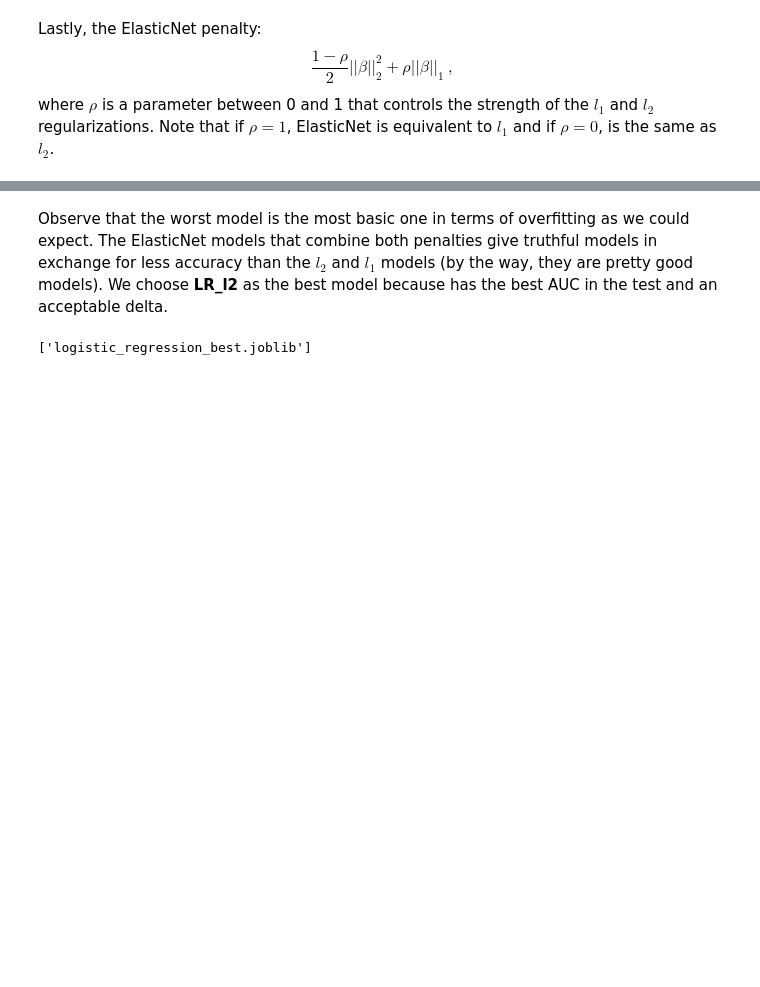
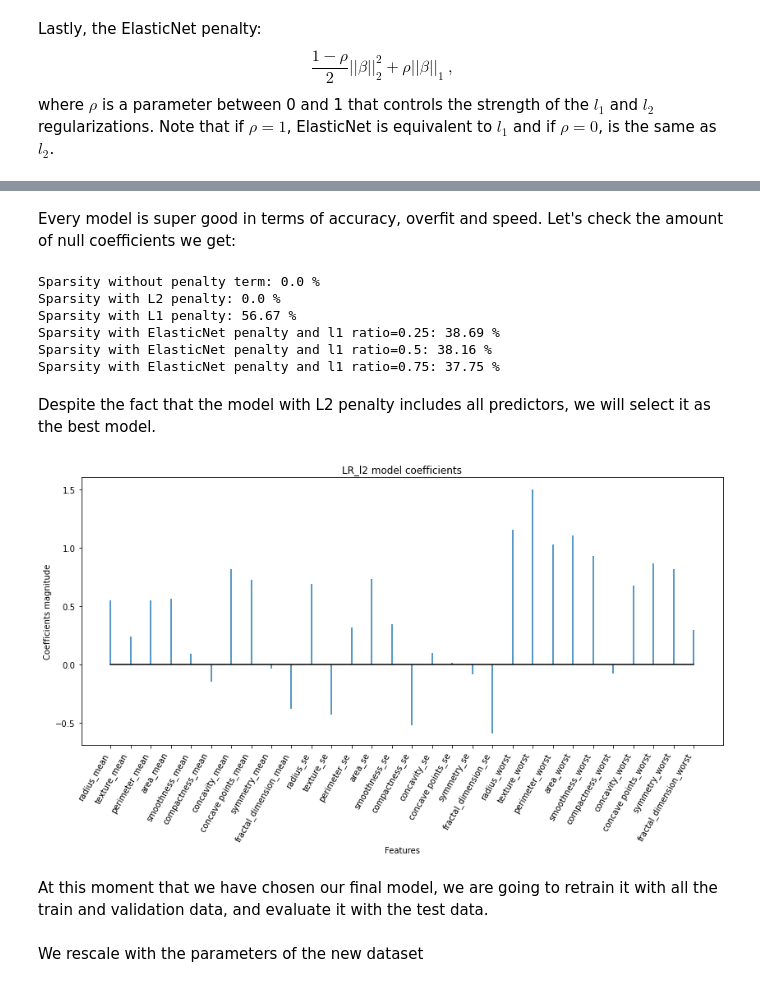
Before and after one commit to mgp165/TFG, a Jupyter notebook: notebooks/models/breast_cancer/logistic_regression.ipynb, the cells around one changed output, grey strips where cells are left out. Cells and saved outputs as stored; diff of their text form; code cells hidden in the pictures; blank space fills up the shorter version.

```diff
--- a/notebooks/models/breast_cancer/logistic_regression.ipynb
+++ b/notebooks/models/breast_cancer/logistic_regression.ipynb
@@ -57,6 +68,36 @@ metrics
-# %% [markdown]
-Observe that the worst model is the most basic one in terms of overfitting as we could expect. The ElasticNet models that combine both penalties give truthful models in exchange for less accuracy than the $l_2$ and $l_1$ models (by the way, they are pretty good models). We choose **LR_l2** as the best model because has the best AUC in the test and an acceptable delta.
-# %%
-dump(lr_l2, 'logistic_regression_best.joblib')
-# %% [output]
-['logistic_regression_best.joblib']
+# %% [markdown]
+Every model is super good in terms of accuracy, overfit and speed. Let's check the amount of null coefficients we get:
+# %%
+sparsity_lr = np.mean(lr.coef_.ravel() == 0) * 100
+sparsity_lr_l2 = np.mean(lr_l2.coef_.ravel() == 0) * 100
+sparsity_lr_l1 = np.mean(lr_l1.coef_.ravel() == 0) * 100
+sparsity_lr_en1 = np.mean(lr_en1.coef_.ravel()) * 100
+sparsity_lr_en2 = np.mean(lr_en2.coef_.ravel()) * 100
+sparsity_lr_en3 = np.mean(lr_en3.coef_.ravel()) * 100
+
+print("Sparsity without penalty term:", round(sparsity_lr, 2), '%')
+print("Sparsity with L2 penalty:", round(sparsity_lr_l2, 2), '%')
+print("Sparsity with L1 penalty:", round(sparsity_lr_l1, 2), '%')
+print("Sparsity with ElasticNet penalty and l1 ratio=0.25:", round(sparsity_lr_en1, 2), '%')
+print("Sparsity with ElasticNet penalty and l1 ratio=0.5:", round(sparsity_lr_en2, 2), '%')
+print("Sparsity with ElasticNet penalty and l1 ratio=0.75:", round(sparsity_lr_en3, 2), '%')
+# %% [output]
+Sparsity without penalty term: 0.0 %
+Sparsity with L2 penalty: 0.0 %
+Sparsity with L1 penalty: 56.67 %
+Sparsity with ElasticNet penalty and l1 ratio=0.25: 38.69 %
+Sparsity with ElasticNet penalty and l1 ratio=0.5: 38.16 %
+Sparsity with ElasticNet penalty and l1 ratio=0.75: 37.75 %
+# %% [markdown]
+Despite the fact that the model with L2 penalty includes all predictors, we will select it as the best model.
+# %%
+fig, ax = plt.subplots(figsize=(14, 6))
+ax.stem(X_train.columns, lr_l2.coef_.ravel(), markerfmt=' ', basefmt='k-')
+plt.xticks(rotation=60, ha='right')
+ax.set_xlabel('Features')
+ax.set_ylabel('Coefficients magnitude')
+ax.set_title('LR_l2 model coefficients');
+# %% [output]
+[figure, added]
+# %% [markdown]
+At this moment that we have chosen our final model, we are going to retrain it with all the train and validation data, and evaluate it with the test data.
@@ -62,0 +114,2 @@ dump(lr_l2, 'logistic_regression_best.joblib')
+# %% [markdown]
+We rescale with the parameters of the new dataset
```
Also changed, not shown: parts of 24 cells of this notebook, 1 other file.
